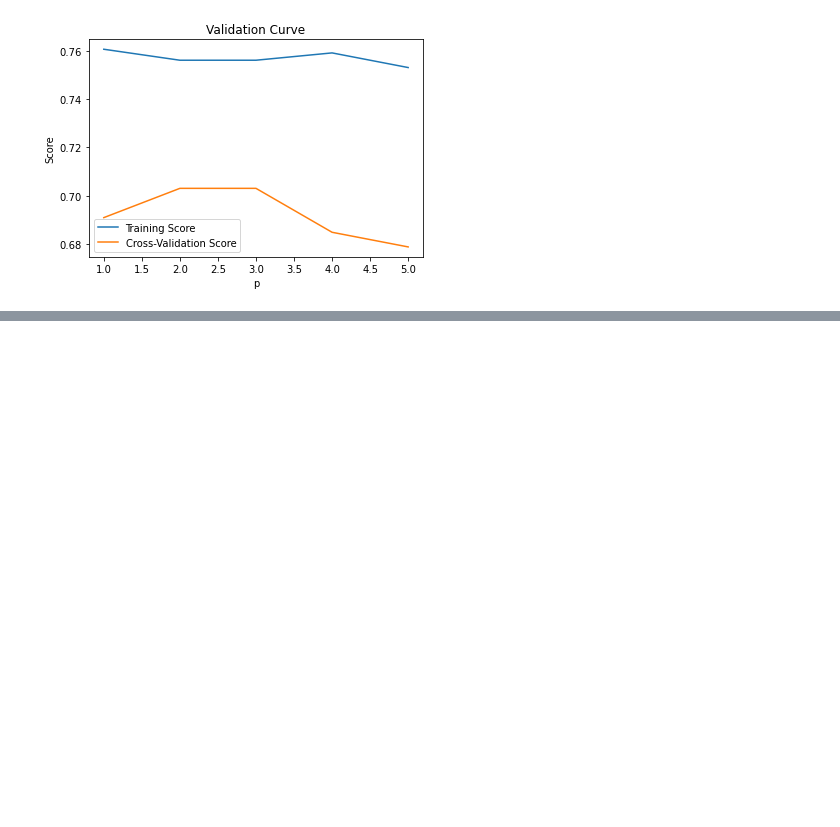
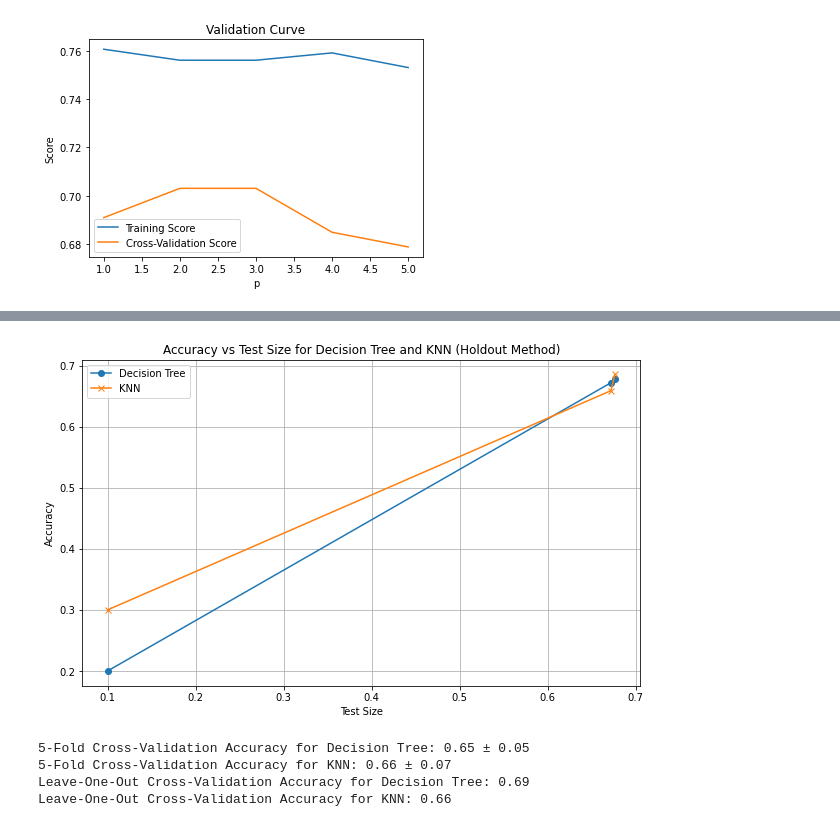
Before and after one commit to johnpierrre/DS-project, a Jupyter notebook: hepatocellular_carcinoma_analysis.ipynb, the cells around one changed output, grey strips where cells are left out. Saved outputs shown, nothing was run; the diff lists cells and outputs as text; code cells hidden in the pictures; blank space fills up the shorter version.

Commit message:
version 2.7 - added partitioning methods

```diff
--- a/hepatocellular_carcinoma_analysis.ipynb
+++ b/hepatocellular_carcinoma_analysis.ipynb
@@ -820,0 +853,70 @@ for name in param_name:
+# %%
+train_df_np = df_clean.to_numpy()
+X, y = train_df_np[:, :-1], train_df_np[:, -1]
+
+test_sizes = np.linspace(0.1, 0.9, 9)
+
+dt_accuracies = []
+knn_accuracies = []
+
+dt_model = DecisionTreeClassifier()
+k = 3
+knn_model = KNeighborsClassifier(n_neighbors=k)
+
+for test_size in test_sizes:
+    dt_accuracy = 0
+    knn_accuracy = 0
+    for _ in range(40):
+        X_train, X_test, y_train, y_test = train_test_split(X, y, test_size=test_size)
+
+        # Decision Tree
+        dt_model.fit(X_train, y_train)
+        dt_predictions = dt_model.predict(X_test)
+        dt_accuracy += accuracy_score(y_test, dt_predictions)
+
+        # KNN
+        knn_model.fit(X_train, y_train)
+        knn_predictions = knn_model.predict(X_test)
+        knn_accuracy += accuracy_score(y_test, knn_predictions)
+
+    dt_accuracies.append(dt_accuracy / 40)
+    knn_accuracies.append(knn_accuracy / 40)
+
+results_df = pd.DataFrame({
+    'Test Size': test_sizes,
+    'Decision Tree Accuracy': dt_accuracies,
+    'KNN Accuracy': knn_accuracies
+})
+
+plt.figure(figsize=(10, 6))
+plt.plot(results_df.to_numpy()[0], results_df.to_numpy()[1], marker='o', label='Decision Tree')
+plt.plot(results_df.to_numpy()[0], results_df.to_numpy()[2], marker='x', label='KNN')
+plt.xlabel('Test Size')
+plt.ylabel('Accuracy')
+plt.title('Accuracy vs Test Size for Decision Tree and KNN (Holdout Method)')
+plt.legend()
+plt.grid(True)
+plt.show()
+
+# K-Fold Cross-Validation
+k_fold = 5
+kf = KFold(n_splits=k_fold)
+dt_cv_scores = cross_val_score(dt_model, X, y, cv=kf)
+knn_cv_scores = cross_val_score(knn_model, X, y, cv=kf)
+
+print(f'{k_fold}-Fold Cross-Validation Accuracy for Decision Tree: {dt_cv_scores.mean():.2f} ± {dt_cv_scores.std():.2f}')
+print(f'{k_fold}-Fold Cross-Validation Accuracy for KNN: {knn_cv_scores.mean():.2f} ± {knn_cv_scores.std():.2f}')
+
+# Leave-One-Out Cross-Validation
+loo = LeaveOneOut()
+dt_loo_scores = cross_val_score(dt_model, X, y, cv=loo)
+knn_loo_scores = cross_val_score(knn_model, X, y, cv=loo)
+
+print(f'Leave-One-Out Cross-Validation Accuracy for Decision Tree: {dt_loo_scores.mean():.2f}')
+print(f'Leave-One-Out Cross-Validation Accuracy for KNN: {knn_loo_scores.mean():.2f}')
+# %% [output]
+[figure, added]
+5-Fold Cross-Validation Accuracy for Decision Tree: 0.65 ± 0.05
+5-Fold Cross-Validation Accuracy for KNN: 0.66 ± 0.07
+Leave-One-Out Cross-Validation Accuracy for Decision Tree: 0.69
+Leave-One-Out Cross-Validation Accuracy for KNN: 0.66
```
Also changed, not shown: parts of 4 cells of this notebook.
